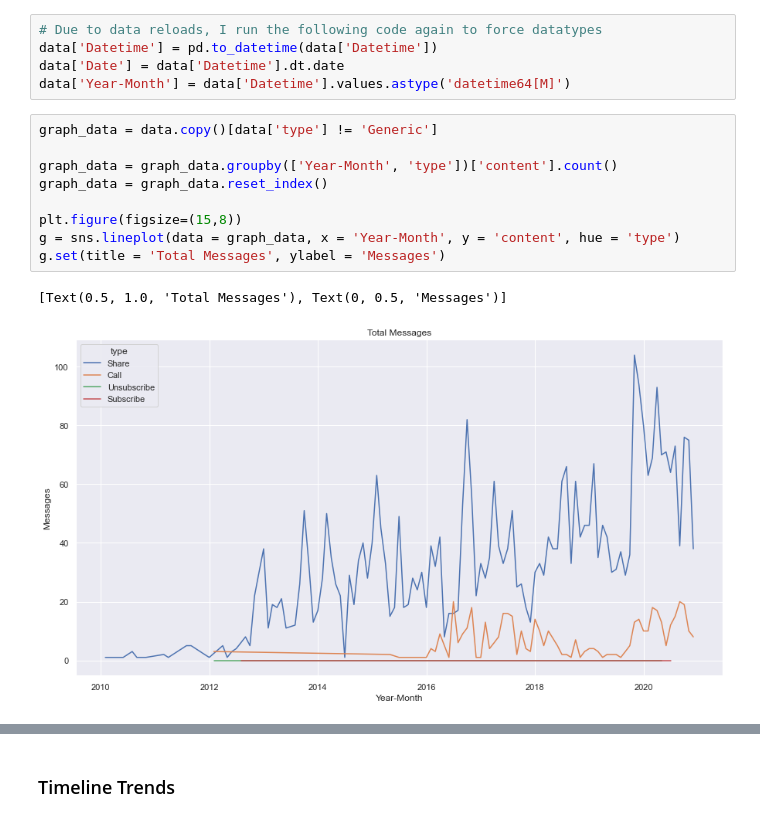
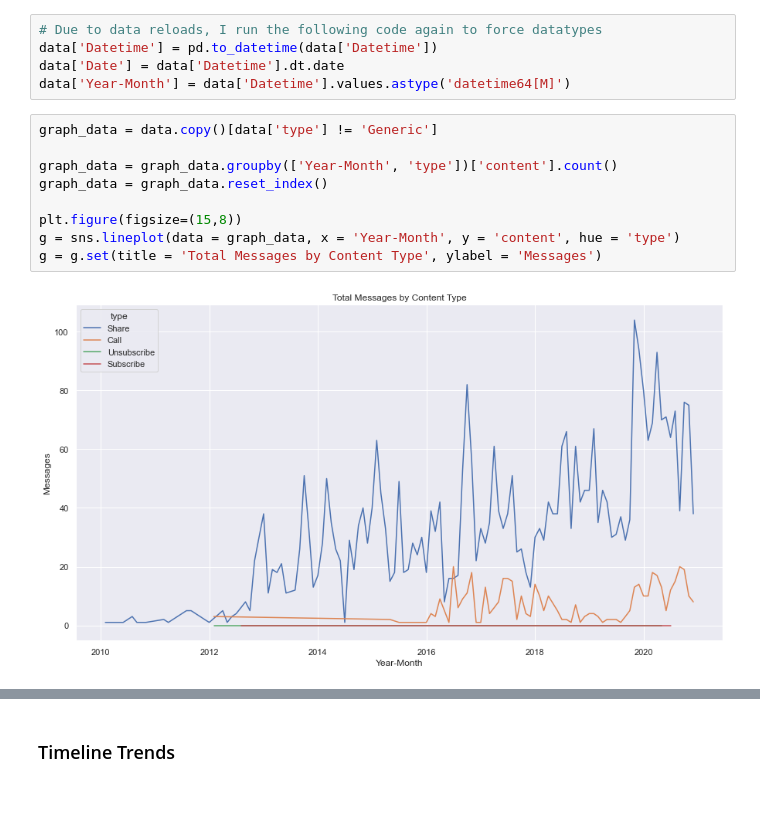
Before and after one commit to aliya-zee/facebook-analytics, a Jupyter notebook: Facebook Analytics.ipynb, the cells around one changed output, grey strips where cells are left out. Saved outputs shown, nothing was run; the diff lists cells and outputs as text.

```diff
--- a/Facebook Analytics.ipynb
+++ b/Facebook Analytics.ipynb
@@ -196,12 +195,11 @@ data['Year-Month'] = data['Datetime'].values.astype('datetime64[M]')
 # %%
 graph_data = data.copy()[data['type'] != 'Generic']
 
 graph_data = graph_data.groupby(['Year-Month', 'type'])['content'].count()
 graph_data = graph_data.reset_index()
 
 plt.figure(figsize=(15,8))
 g = sns.lineplot(data = graph_data, x = 'Year-Month', y = 'content', hue = 'type')
-g.set(title = 'Total Messages', ylabel = 'Messages')
+g = g.set(title = 'Total Messages by Content Type', ylabel = 'Messages')
 # %% [output]
-[Text(0.5, 1.0, 'Total Messages'), Text(0, 0.5, 'Messages')]
-[figure, old version]
+[figure, new version]
```
Also changed, not shown: parts of 35 cells of this notebook.
